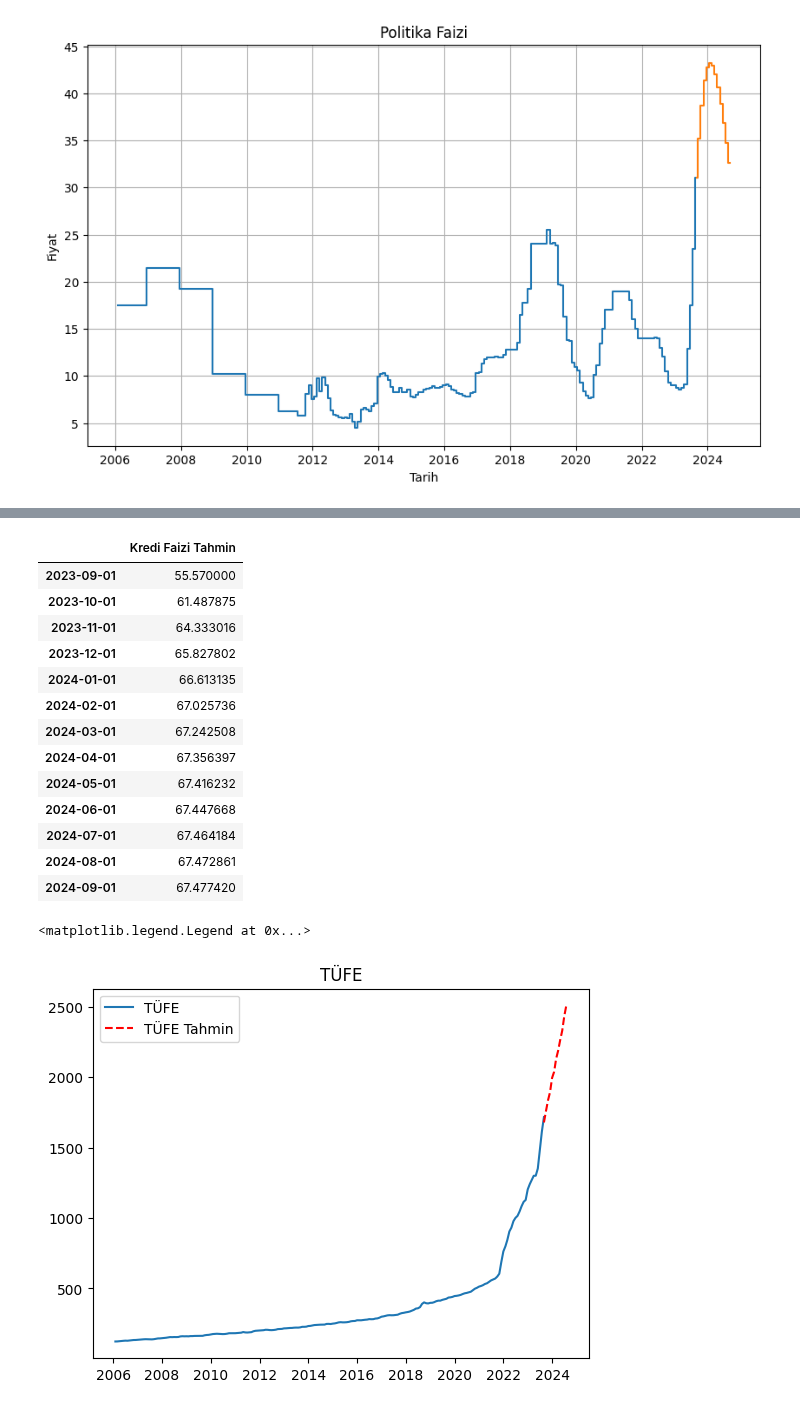
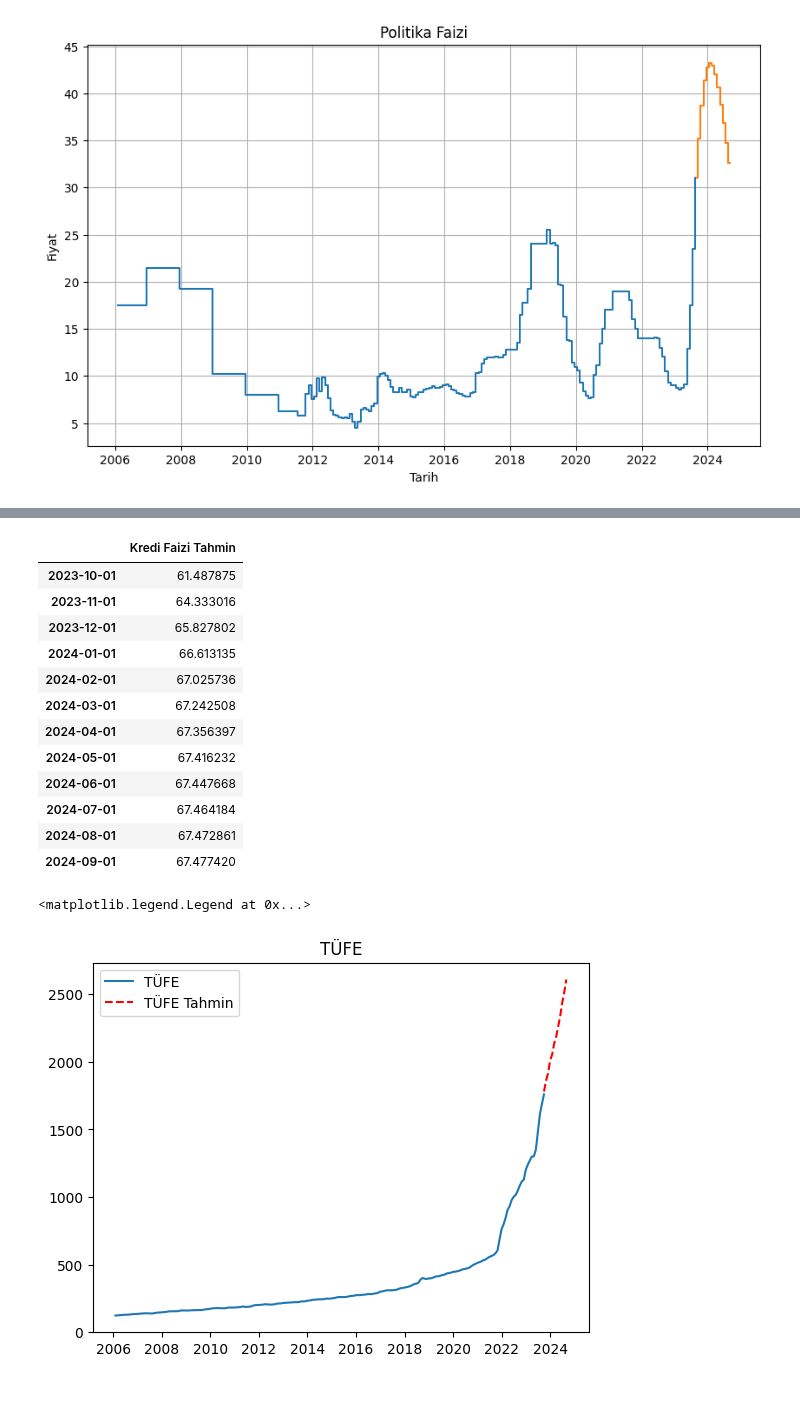
Before and after one commit to kaboya19/InflationForecast, a Jupyter notebook: InflationForecast.ipynb, the cells around one changed output, grey strips where cells are left out. Drawn from its saved outputs; the diff is of its cells as text; code cells hidden in the pictures.

```diff
--- a/InflationForecast.ipynb
+++ b/InflationForecast.ipynb
@@ -621,6 +639,7 @@ paraarzitahmin=pd.DataFrame({120.25},index=["2023-09-01"])
 paraarzitahmin=pd.concat([paraarzitahmin,optimal_future_predictions],axis=0)
 paraarzitahmin.columns=["Para Arzı Tahmin"]
 paraarzitahmin=paraarzitahmin.set_index(pd.date_range('2023-09-01','2024-10-01' , freq='1M')-pd.offsets.MonthBegin(1))
+paraarzitahmin=paraarzitahmin.tail(12)
 paraarzitahmin
 # %% [output]
 |  | Para Arzı Tahmin |
@@ -651,6 +669,7 @@ kreditahmin=pd.DataFrame({101.63},index=["2023-09-01"])
 kreditahmin=pd.concat([kreditahmin,optimal_future_predictions],axis=0)
 kreditahmin.columns=["Kredi Tahmin"]
 kreditahmin=kreditahmin.set_index(pd.date_range('2023-09-01','2024-10-01' , freq='1M')-pd.offsets.MonthBegin(1))
+kreditahmin=kreditahmin.tail(12)
 kreditahmin
 # %% [output]
 |  | Kredi Tahmin |
@@ -713,10 +731,10 @@ kfaiztahmin.columns=["Kredi Faizi Tahmin"]
 
 kfaiztahmin=pd.concat([kfaiztahmin,optimal_future_predictions],axis=0)
 kfaiztahmin=kfaiztahmin.set_index(pd.date_range('2023-09-01','2024-10-01' , freq='1M')-pd.offsets.MonthBegin(1))
+kfaiztahmin=kfaiztahmin.tail(12)
 kfaiztahmin
 # %% [output]
 |  | Kredi Faizi Tahmin |
-| 2023-09-01 | 55.570000 |
 | 2023-10-01 | 61.487875 |
 | 2023-11-01 | 64.333016 |
 | 2023-12-01 | 65.827802 |
@@ -729,6 +747,8 @@ kfaiztahmin
 | 2024-07-01 | 67.464184 |
 | 2024-08-01 | 67.472861 |
 | 2024-09-01 | 67.477420 |
+# %%
+usdtahmin=usdtahmin.tail(12)
 # %%
 from sklearn.linear_model import LinearRegression
 
@@ -751,32 +771,32 @@ results = model_ols.fit()
 
 
 
 
 
 
 
 
 res2=[]
 
 
 
 for i in range(12):
     res2.append(results.params["const"]+results.params["USD/TL"]*usdtahmin["USD Tahmin"][i]+results.params["Para Arzi"]*paraarzitahmin["Para Arzı Tahmin"][i]+results.params["Kredi"]*kreditahmin["Kredi Tahmin"][i]+results.params["Brent"]*brenttahmin["Brent Tahmin"][i]+results.params["Politika Faizi"]*faiztahmin["Politika Faizi"][i]+results.params["Kredi Faizi"]*kfaiztahmin["Kredi Faizi Tahmin"][i])
 
 
 
 
 
 df9=pd.DataFrame()
-dates=pd.date_range('2023-09-01','2024-09-01' , freq='1M')-pd.offsets.MonthBegin(1)
+dates=pd.date_range('2023-10-01','2024-10-01' , freq='1M')-pd.offsets.MonthBegin(1)
 df9["TÜFE"]=res2
 df9['TIME']=dates
 df9=df9.set_index(dates)
 del df9['TIME']
 plt.plot(df["CPI"],label="TÜFE")
 plt.plot(df9,"--",label="TÜFE Tahmin",color="red")
 plt.title("TÜFE")
 plt.legend()
 # %% [output]
 <matplotlib.legend.Legend at 0x...>
-[figure, old version]
+[figure, new version]
```
Also changed, not shown: parts of 35 cells of this notebook.
